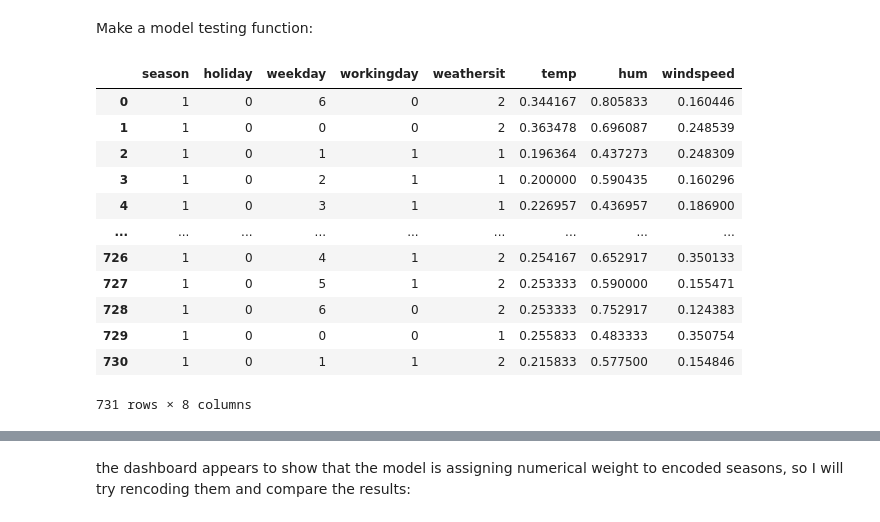
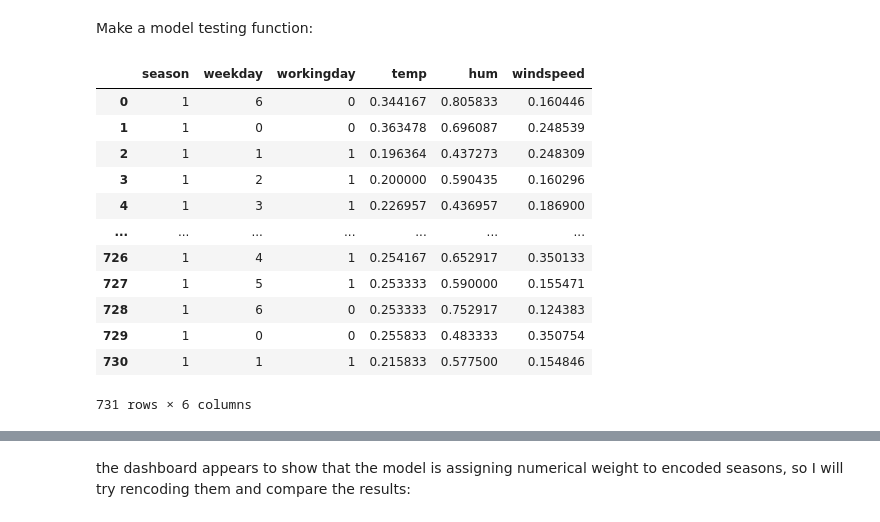
Before and after one commit to sian0x0/CA-data-science, a Jupyter notebook: 1-3/Capital_Bikeshare_Regression.ipynb, the cells around one changed output, grey strips where cells are left out. Saved outputs shown, nothing was run; the diff lists cells and outputs as text; code cells hidden in the pictures.

```diff
--- a/1-3/Capital_Bikeshare_Regression.ipynb
+++ b/1-3/Capital_Bikeshare_Regression.ipynb
@@ -404,22 +403,22 @@ def deploy_models_regression(x_training_data, x_test_data, y_training_data, y_te
 # %%
 #exclude month, yr, atemp, cnt; predict cnt (per season and weekday)
 y_data = df_day['cnt']
-x_data = df_day.drop(['instant', 'mnth', 'yr', 'dteday', 'atemp', 'cnt', 'registered', 'casual'], axis = 1)
+x_data = df_day.drop(['instant', 'mnth', 'yr', 'dteday', 'weathersit', 'holiday', 'atemp', 'cnt', 'registered', 'casual'], axis = 1)
 x_data
 # %% [output]
-|  | season | holiday | weekday | workingday | weathersit | temp | hum | windspeed |
-| 0 | 1 | 0 | 6 | 0 | 2 | 0.344167 | 0.805833 | 0.160446 |
-| 1 | 1 | 0 | 0 | 0 | 2 | 0.363478 | 0.696087 | 0.248539 |
-| 2 | 1 | 0 | 1 | 1 | 1 | 0.196364 | 0.437273 | 0.248309 |
-| 3 | 1 | 0 | 2 | 1 | 1 | 0.200000 | 0.590435 | 0.160296 |
-| 4 | 1 | 0 | 3 | 1 | 1 | 0.226957 | 0.436957 | 0.186900 |
-| ... | ... | ... | ... | ... | ... | ... | ... | ... |
-| 726 | 1 | 0 | 4 | 1 | 2 | 0.254167 | 0.652917 | 0.350133 |
-| 727 | 1 | 0 | 5 | 1 | 2 | 0.253333 | 0.590000 | 0.155471 |
-| 728 | 1 | 0 | 6 | 0 | 2 | 0.253333 | 0.752917 | 0.124383 |
-| 729 | 1 | 0 | 0 | 0 | 1 | 0.255833 | 0.483333 | 0.350754 |
-| 730 | 1 | 0 | 1 | 1 | 2 | 0.215833 | 0.577500 | 0.154846 |
+|  | season | weekday | workingday | temp | hum | windspeed |
+| 0 | 1 | 6 | 0 | 0.344167 | 0.805833 | 0.160446 |
+| 1 | 1 | 0 | 0 | 0.363478 | 0.696087 | 0.248539 |
+| 2 | 1 | 1 | 1 | 0.196364 | 0.437273 | 0.248309 |
+| 3 | 1 | 2 | 1 | 0.200000 | 0.590435 | 0.160296 |
+| 4 | 1 | 3 | 1 | 0.226957 | 0.436957 | 0.186900 |
+| ... | ... | ... | ... | ... | ... | ... |
+| 726 | 1 | 4 | 1 | 0.254167 | 0.652917 | 0.350133 |
+| 727 | 1 | 5 | 1 | 0.253333 | 0.590000 | 0.155471 |
+| 728 | 1 | 6 | 0 | 0.253333 | 0.752917 | 0.124383 |
+| 729 | 1 | 0 | 0 | 0.255833 | 0.483333 | 0.350754 |
+| 730 | 1 | 1 | 1 | 0.215833 | 0.577500 | 0.154846 |
-731 rows × 8 columns
+731 rows × 6 columns
 # %%
 #split training data
 x_training_data, x_test_data, y_training_data, y_test_data = train_test_split(x_data, y_data, test_size = 0.2, random_state=8)
```
Also changed, not shown: parts of 21 cells of this notebook.
